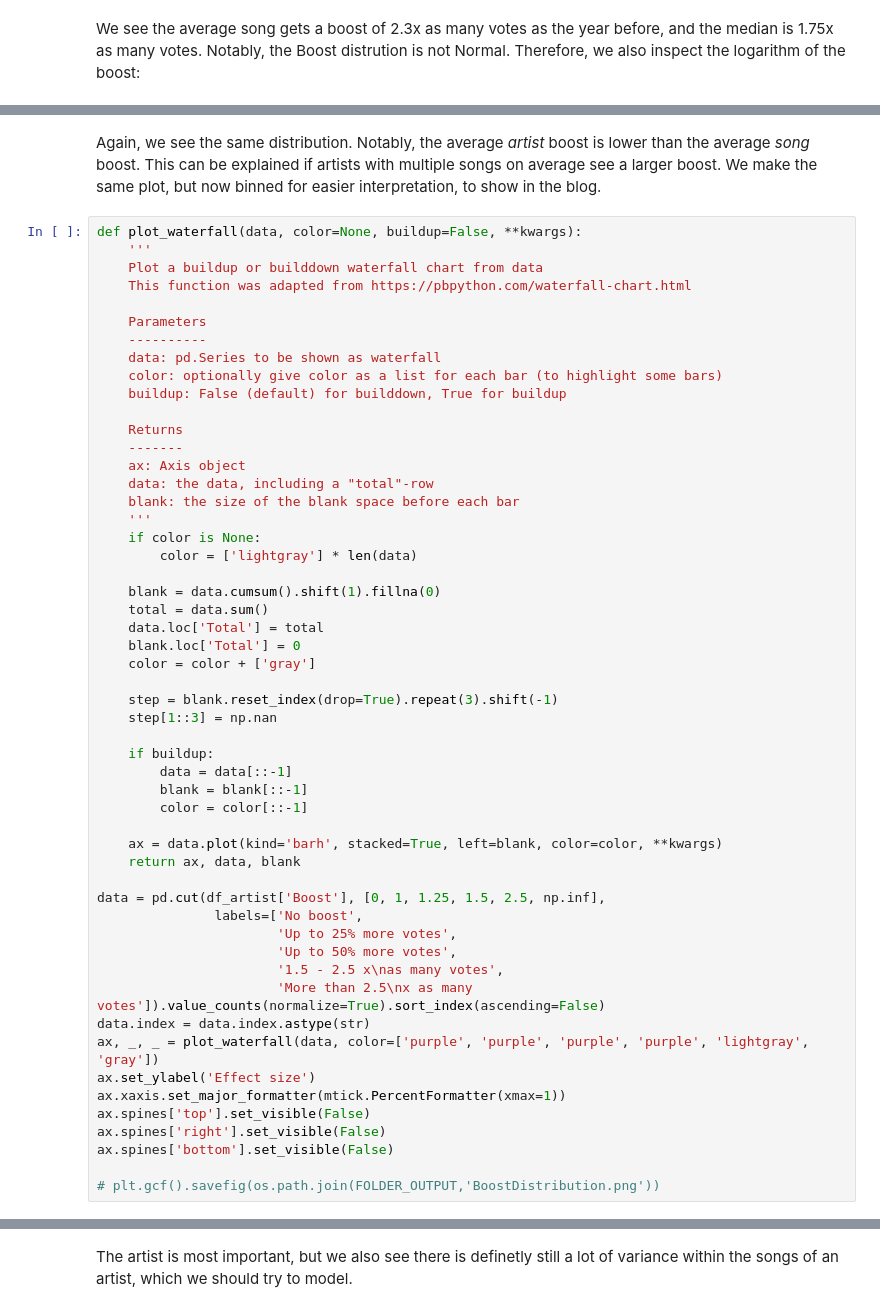
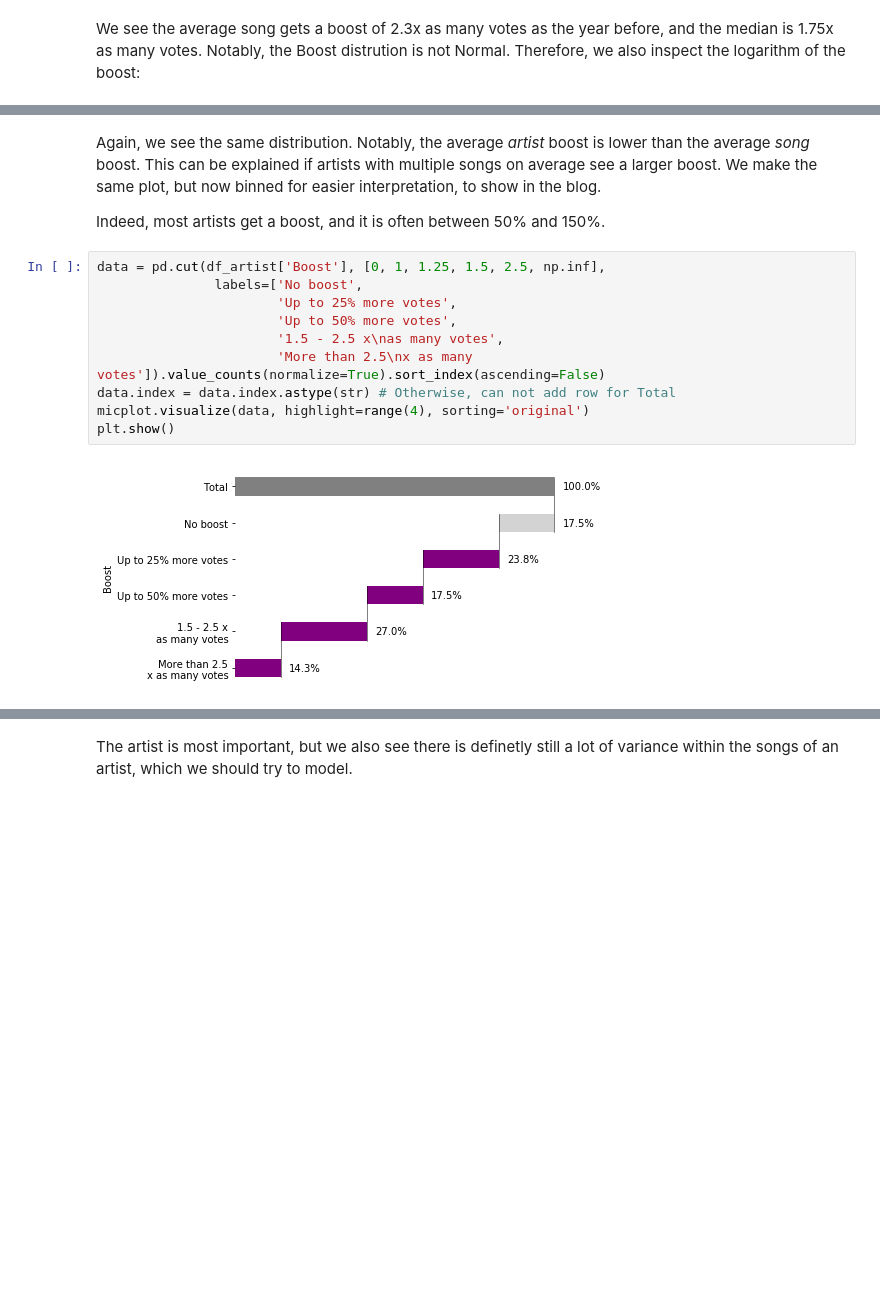
Before and after one commit to SjoerdCor/Top2000, a Jupyter notebook: src/Reading and understanding Top 2000 Data.ipynb, the cells around one changed output, grey strips where cells are left out. Cells and saved outputs as stored; diff of their text form; blank space fills up the shorter version.

Commit message:
Finish first blog with many extra explanations

```diff
--- a/src/Reading and understanding Top 2000 Data.ipynb
+++ b/src/Reading and understanding Top 2000 Data.ipynb
@@ -155,56 +205,17 @@ plot_distribution(df_artist['Boost'], xlim=(0, None))
 # %% [markdown]
 Again, we see the same distribution. Notably, the average _artist_ boost is lower than the average _song_ boost. This can be explained if artists with multiple songs on average see a larger boost. We make the same plot, but now binned for easier interpretation, to show in the blog.
+
+Indeed, most artists get a boost, and it is often between 50% and 150%.
-# %%
-def plot_waterfall(data, color=None, buildup=False, **kwargs):
-    '''
-    Plot a buildup or builddown waterfall chart from data
-    This function was adapted from https://pbpython.com/waterfall-chart.html
-
-    Parameters
-    ----------
-    data: pd.Series to be shown as waterfall
-    color: optionally give color as a list for each bar (to highlight some bars)
-    buildup: False (default) for builddown, True for buildup
-
-    Returns
-    -------
-    ax: Axis object
-    data: the data, including a "total"-row
-    blank: the size of the blank space before each bar
-    '''
-    if color is None:
-        color = ['lightgray'] * len(data)
-
-    blank = data.cumsum().shift(1).fillna(0)
-    total = data.sum()
-    data.loc['Total'] = total
-    blank.loc['Total'] = 0
-    color = color + ['gray']
-
-    step = blank.reset_index(drop=True).repeat(3).shift(-1)
-    step[1::3] = np.nan
-
-    if buildup:
-        data = data[::-1]
-        blank = blank[::-1]
-        color = color[::-1]
-
-    ax = data.plot(kind='barh', stacked=True, left=blank, color=color, **kwargs)
-    return ax, data, blank
-
-data = pd.cut(df_artist['Boost'], [0, 1, 1.25, 1.5, 2.5, np.inf],
-               labels=['No boost',
-                       'Up to 25% more votes',
-                       'Up to 50% more votes',
-                       '1.5 - 2.5 x\nas many votes',
-                       'More than 2.5\nx as many votes']).value_counts(normalize=True).sort_index(ascending=False)
-data.index = data.index.astype(str)
-ax, _, _ = plot_waterfall(data, color=['purple', 'purple', 'purple', 'purple', 'lightgray', 'gray'])
-ax.set_ylabel('Effect size')
-ax.xaxis.set_major_formatter(mtick.PercentFormatter(xmax=1))
-ax.spines['top'].set_visible(False)
-ax.spines['right'].set_visible(False)
-ax.spines['bottom'].set_visible(False)
-
-# plt.gcf().savefig(os.path.join(FOLDER_OUTPUT,'BoostDistribution.png'))
+# %%
+data = pd.cut(df_artist['Boost'], [0, 1, 1.25, 1.5, 2.5, np.inf],
+               labels=['No boost',
+                       'Up to 25% more votes',
+                       'Up to 50% more votes',
+                       '1.5 - 2.5 x\nas many votes',
+                       'More than 2.5\nx as many votes']).value_counts(normalize=True).sort_index(ascending=False)
+data.index = data.index.astype(str) # Otherwise, can not add row for Total
+micplot.visualize(data, highlight=range(4), sorting='original')
+plt.show()
+# %% [output]
+[figure, added]
 # %% [markdown]
```
Also changed, not shown: parts of 92 cells of this notebook.
